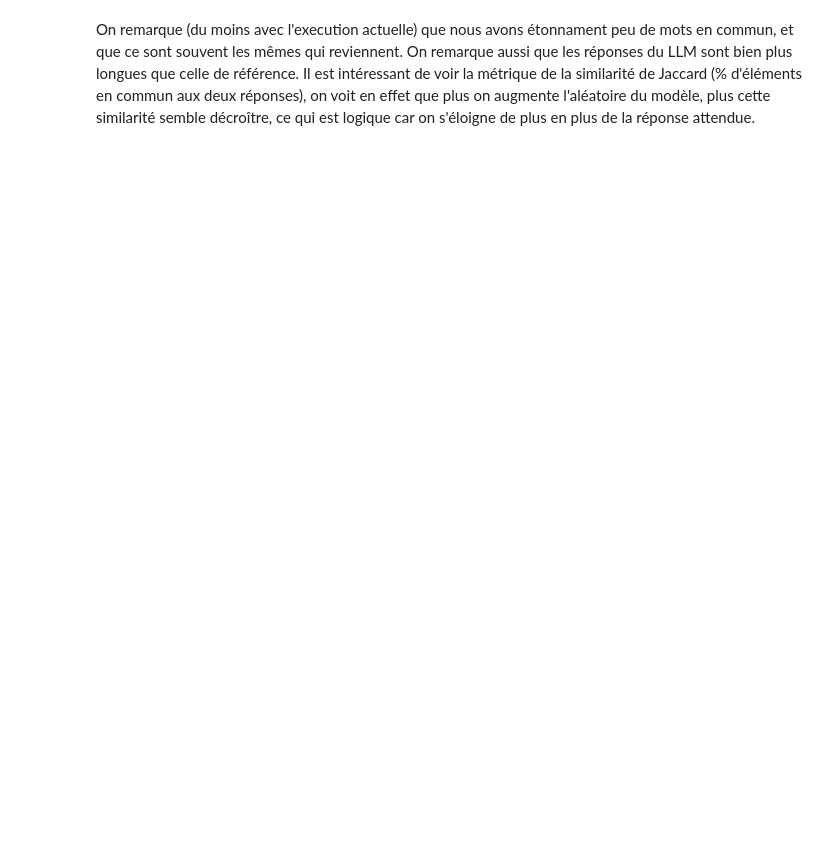
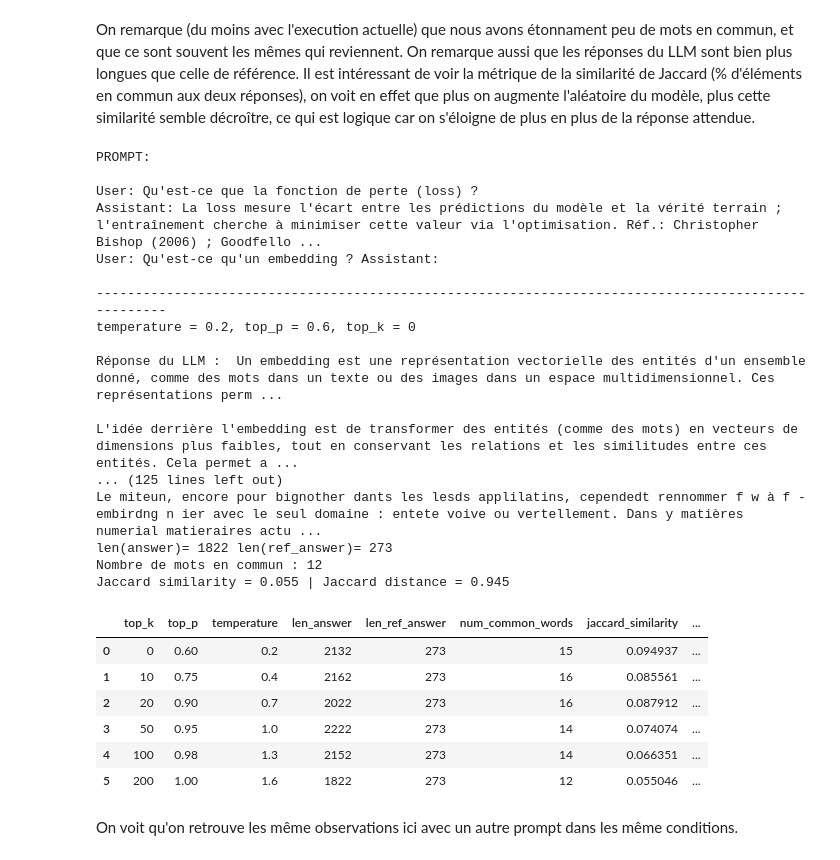
Before and after one commit to tombartos/tp-initiation-llm-student-version, a Jupyter notebook: Mini_projet.ipynb, the cells around one changed output. Saved outputs shown, nothing was run; the diff lists cells and outputs as text; code cells hidden in the pictures; blank space fills up the shorter version.

```diff
--- a/Mini_projet.ipynb
+++ b/Mini_projet.ipynb
@@ -470,2 +482,81 @@ df_metrics
 # %% [markdown]
 On remarque (du moins avec l'execution actuelle) que nous avons étonnament peu de mots en commun,  et que ce sont souvent les mêmes qui reviennent. On remarque aussi que les réponses du LLM sont bien plus longues que celle de référence. Il est intéressant de voir la métrique de la similarité de Jaccard (% d'éléments en commun aux deux réponses), on voit en effet que plus on augmente l'aléatoire du modèle, plus cette similarité semble décroître, ce qui est logique car on s'éloigne de plus en plus de la réponse attendue.
+# %%
+# Expérience: question "Qu'est-ce qu'un embedding ?" + sweep paramètres
+# One-shot: on fournit un exemple Q/R (comme en Cellule 18), puis on pose la question cible.
+
+question = dataset[11]["question"]  # "Qu'est-ce qu'un embedding ?"
+ref_answer = dataset[11]["answer"]
+
+prompt = f"""
+User: {dataset[9]['question']}
+Assistant: {dataset[9]['answer']}
+User: {question} Assistant:
+"""
+
+answers_list_embedding = []
+metrics_list_embedding = []
+
+inputs = tokenizer(prompt, return_tensors="pt").to(model.device)
+print("PROMPT:\n", prompt)
+
+for i in range(len(top_k_values)):
+    generated_ids = model.generate(
+        **inputs,
+        max_new_tokens=500,
+        do_sample=True,
+        temperature=temperature_values[i],
+        top_p=top_p_values[i],
+        top_k=top_k_values[i],
+        pad_token_id=tokenizer.pad_token_id,
+    )
+
+    # IMPORTANT: `generated_ids` contient [prompt + continuation].
+    # On découpe donc la partie "nouvelle".
+    prompt_len = inputs["input_ids"].shape[-1]
+    new_tokens = generated_ids[0, prompt_len:]
+    answer_i = tokenizer.decode(new_tokens, skip_special_tokens=True).strip()
+    answers_list_embedding.append(answer_i)
+
+    print("-" * 100)
+    print(f"temperature = {temperature_values[i]}, top_p = {top_p_values[i]}, top_k = {top_k_values[i]}\n")
+    print("Réponse du LLM : ", answer_i)
+
+    metrics = compare_answers(
+        answer_i,
+        ref_answer,
+        [top_k_values[i], top_p_values[i], temperature_values[i]],
+    )
+    metrics_list_embedding.append(metrics)
+
+import pandas as pd
+
+df_metrics_embedding = pd.DataFrame(metrics_list_embedding)
+df_metrics_embedding
+# %% [output]
+PROMPT:
+
+User: Qu'est-ce que la fonction de perte (loss) ?
+Assistant: La loss mesure l'écart entre les prédictions du modèle et la vérité terrain ; l'entraînement cherche à minimiser cette valeur via l'optimisation. Réf.: Christopher Bishop (2006) ; Goodfello ...
+User: Qu'est-ce qu'un embedding ? Assistant:
+
+----------------------------------------------------------------------------------------------------
+temperature = 0.2, top_p = 0.6, top_k = 0
+
+Réponse du LLM :  Un embedding est une représentation vectorielle des entités d'un ensemble donné, comme des mots dans un texte ou des images dans un espace multidimensionnel. Ces représentations perm ...
+
+L'idée derrière l'embedding est de transformer des entités (comme des mots) en vecteurs de dimensions plus faibles, tout en conservant les relations et les similitudes entre ces entités. Cela permet a ...
+... (125 lines left out)
+Le miteun, encore pour bignother dants les lesds applilatins, cependedt rennommer f w à f -embirdng n ier avec le seul domaine : entete voive ou vertellement. Dans y matières numerial matieraires actu ...
+len(answer)= 1822 len(ref_answer)= 273
+Nombre de mots en commun : 12
+Jaccard similarity = 0.055 | Jaccard distance = 0.945
+|  | top_k | top_p | temperature | len_answer | len_ref_answer | num_common_words | jaccard_similarity | ... |
+| 0 | 0 | 0.60 | 0.2 | 2132 | 273 | 15 | 0.094937 | ... |
+| 1 | 10 | 0.75 | 0.4 | 2162 | 273 | 16 | 0.085561 | ... |
+| 2 | 20 | 0.90 | 0.7 | 2022 | 273 | 16 | 0.087912 | ... |
+| 3 | 50 | 0.95 | 1.0 | 2222 | 273 | 14 | 0.074074 | ... |
+| 4 | 100 | 0.98 | 1.3 | 2152 | 273 | 14 | 0.066351 | ... |
+| 5 | 200 | 1.00 | 1.6 | 1822 | 273 | 12 | 0.055046 | ... |
+# %% [markdown]
+On voit qu'on retrouve les même observations ici avec un autre prompt dans les même conditions.
```
Also changed, not shown: parts of 8 cells of this notebook.
